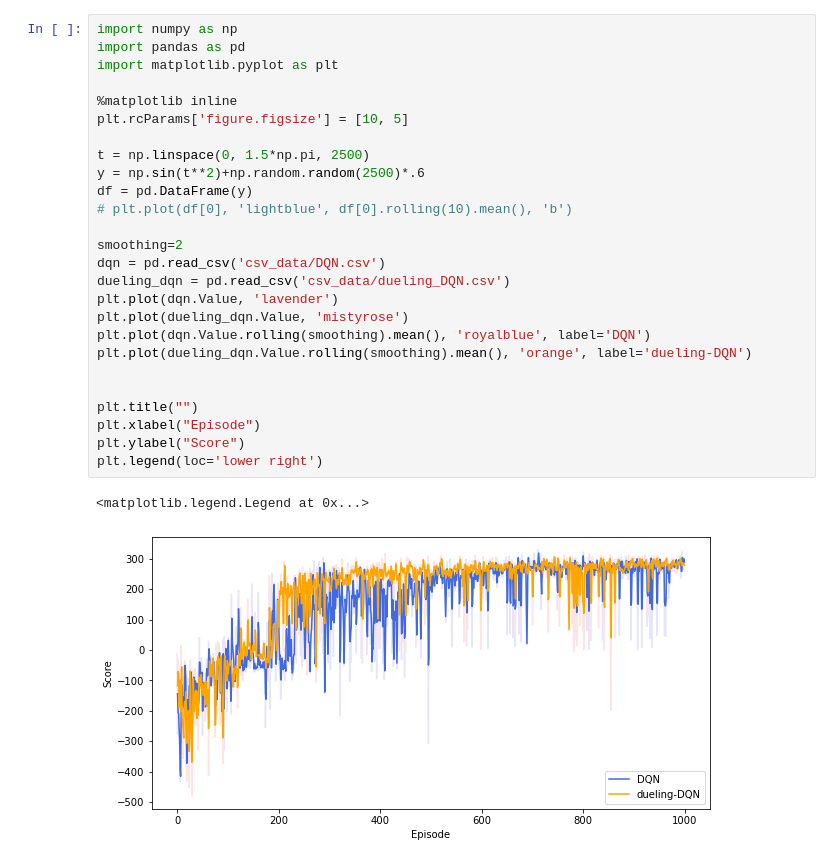
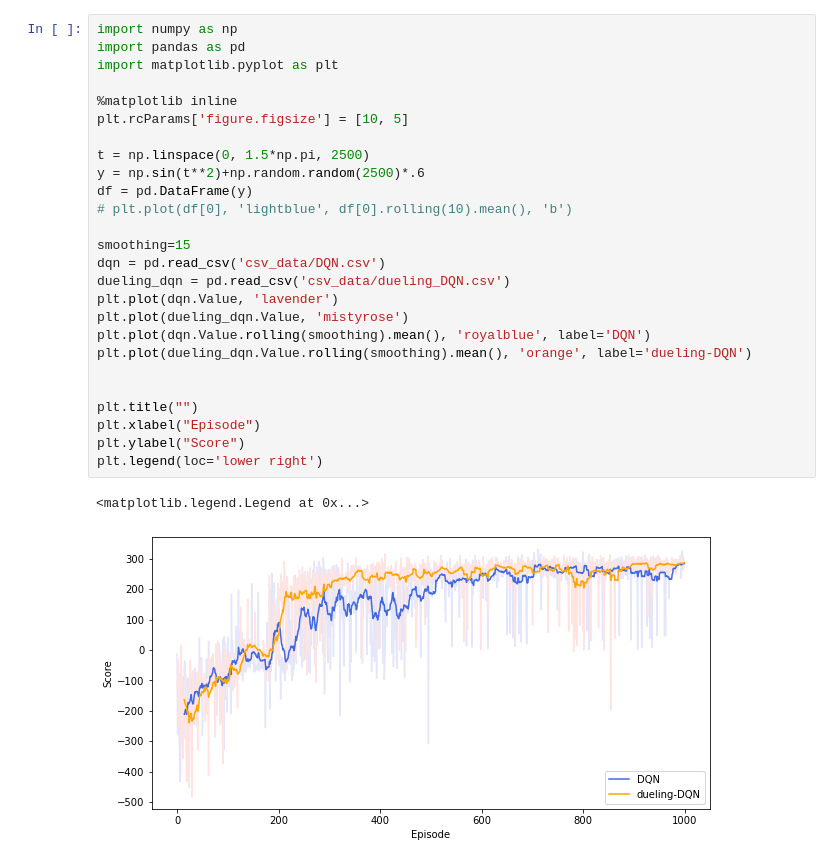
Before and after one commit to ekariotakis/LunarLander-DQN, a Jupyter notebook: ploting.ipynb, the cells around one changed output. Cells and saved outputs as stored; diff of their text form.

```diff
--- a/ploting.ipynb
+++ b/ploting.ipynb
@@ -1,29 +1,29 @@
 # %%
 import numpy as np
 import pandas as pd
 import matplotlib.pyplot as plt
 
 %matplotlib inline
 plt.rcParams['figure.figsize'] = [10, 5]
 
 t = np.linspace(0, 1.5*np.pi, 2500)
 y = np.sin(t**2)+np.random.random(2500)*.6
 df = pd.DataFrame(y)
 # plt.plot(df[0], 'lightblue', df[0].rolling(10).mean(), 'b')
 
-smoothing=2
+smoothing=15
 dqn = pd.read_csv('csv_data/DQN.csv')
 dueling_dqn = pd.read_csv('csv_data/dueling_DQN.csv')
 plt.plot(dqn.Value, 'lavender')
 plt.plot(dueling_dqn.Value, 'mistyrose')
 plt.plot(dqn.Value.rolling(smoothing).mean(), 'royalblue', label='DQN')
 plt.plot(dueling_dqn.Value.rolling(smoothing).mean(), 'orange', label='dueling-DQN')
 
 
 plt.title("")
 plt.xlabel("Episode")
 plt.ylabel("Score")
 plt.legend(loc='lower right')
 # %% [output]
 <matplotlib.legend.Legend at 0x...>
-[figure, old version]
+[figure, new version]
```
